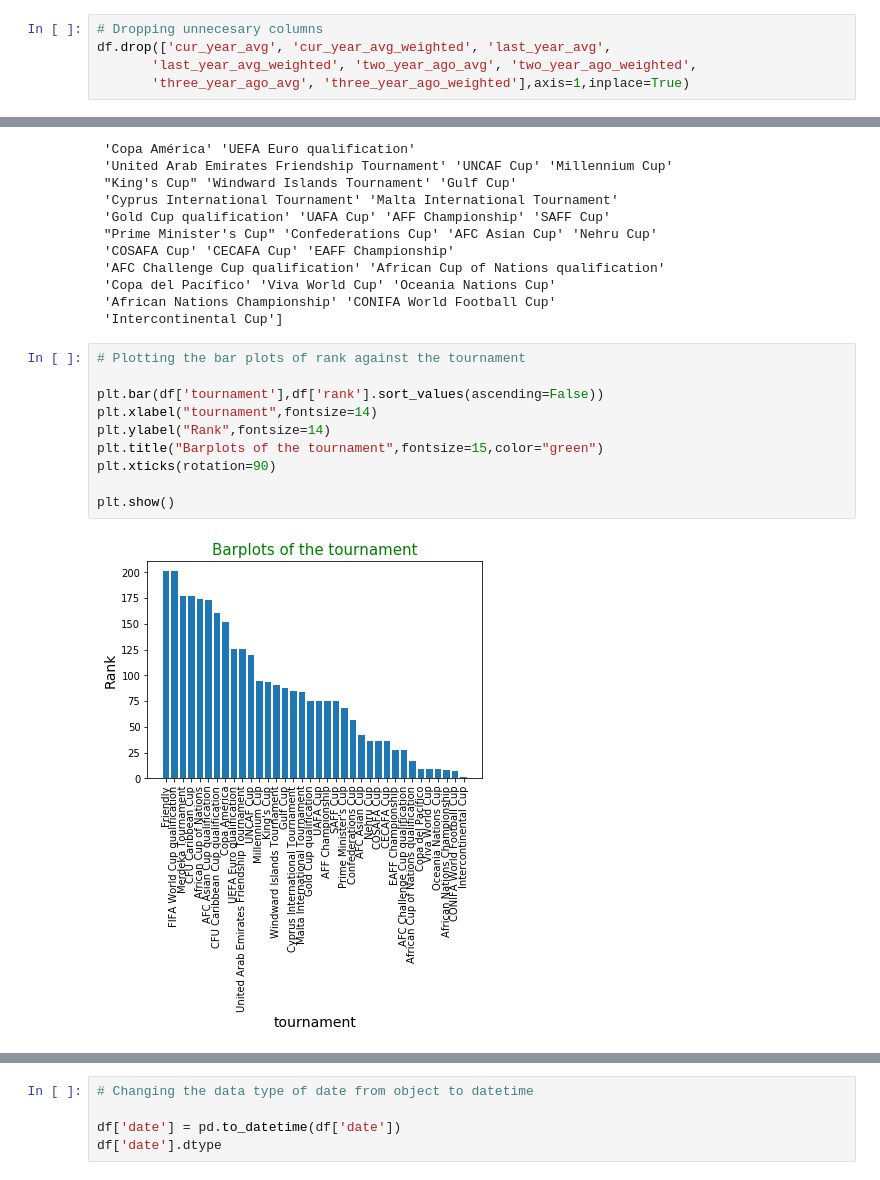
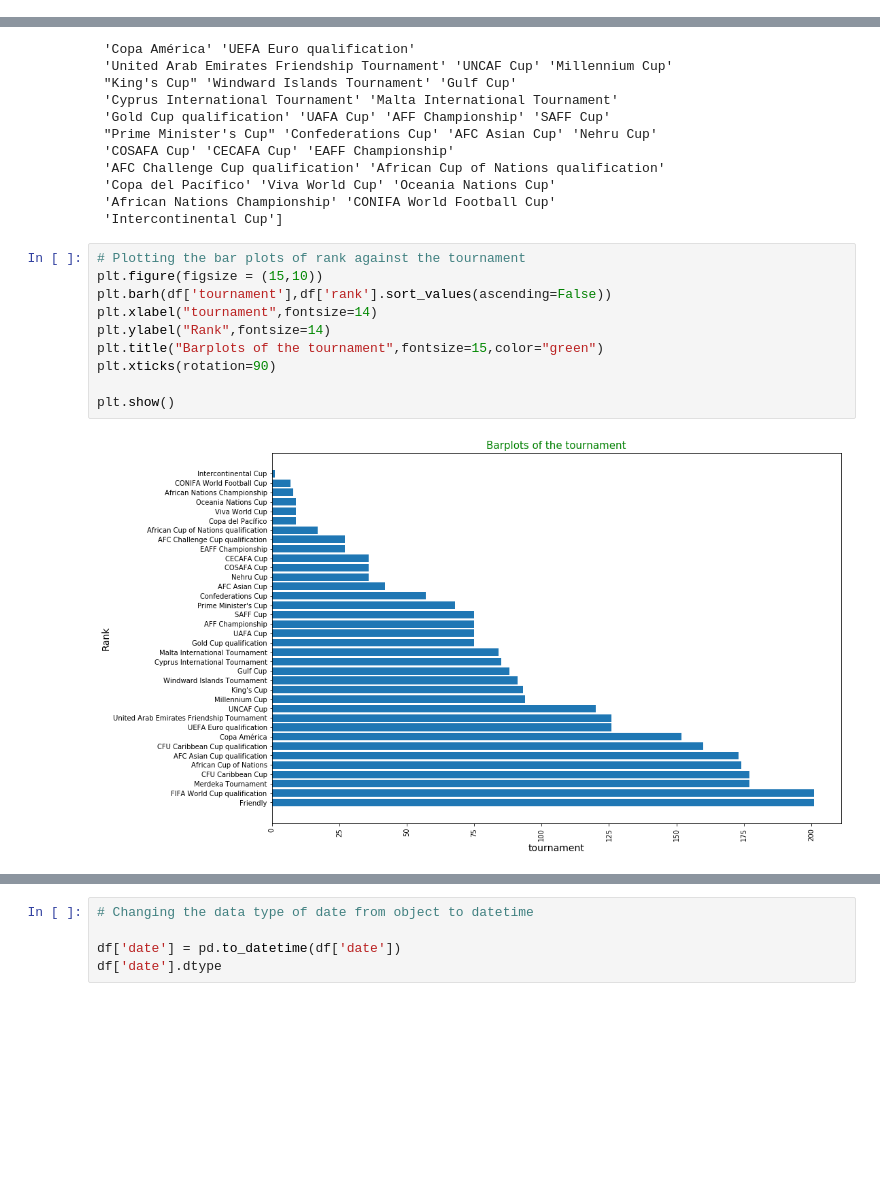
Before and after one commit to kaindoh/Fifa-ranking, a Jupyter notebook: Fifa_Ranking.ipynb, the cells around one changed output, grey strips where cells are left out. Cells and saved outputs as stored; diff of their text form; blank space fills up the shorter version.

```diff
--- a/Fifa_Ranking.ipynb
+++ b/Fifa_Ranking.ipynb
@@ -341,11 +345,6 @@ df['away_score'].plot(kind = 'box')
 Goals past 6 are outliers
 # %% [markdown]
 I shall preserve the outliers tho ascertain the reason as to why outliers exist
-# %%
-# Dropping unnecesary columns
-df.drop(['cur_year_avg', 'cur_year_avg_weighted', 'last_year_avg',
-       'last_year_avg_weighted', 'two_year_ago_avg', 'two_year_ago_weighted',
-       'three_year_ago_avg', 'three_year_ago_weighted'],axis=1,inplace=True)
 # %% [markdown]
 ## Visualization and Analysis
 # %%
@@ -395,16 +394,16 @@ print(df.tournament.unique())
  'Intercontinental Cup']
 # %%
 # Plotting the bar plots of rank against the tournament
-
-plt.bar(df['tournament'],df['rank'].sort_values(ascending=False))
+plt.figure(figsize = (15,10))
+plt.barh(df['tournament'],df['rank'].sort_values(ascending=False))
 plt.xlabel("tournament",fontsize=14)
 plt.ylabel("Rank",fontsize=14)
 plt.title("Barplots of the tournament",fontsize=15,color="green")
 plt.xticks(rotation=90)
 
 plt.show()
 # %% [output]
-[figure, old version]
+[figure, new version]
 # %%
 # Changing the categorical data fro data type object to category
 
```
Also changed, not shown: parts of 55 cells of this notebook.
